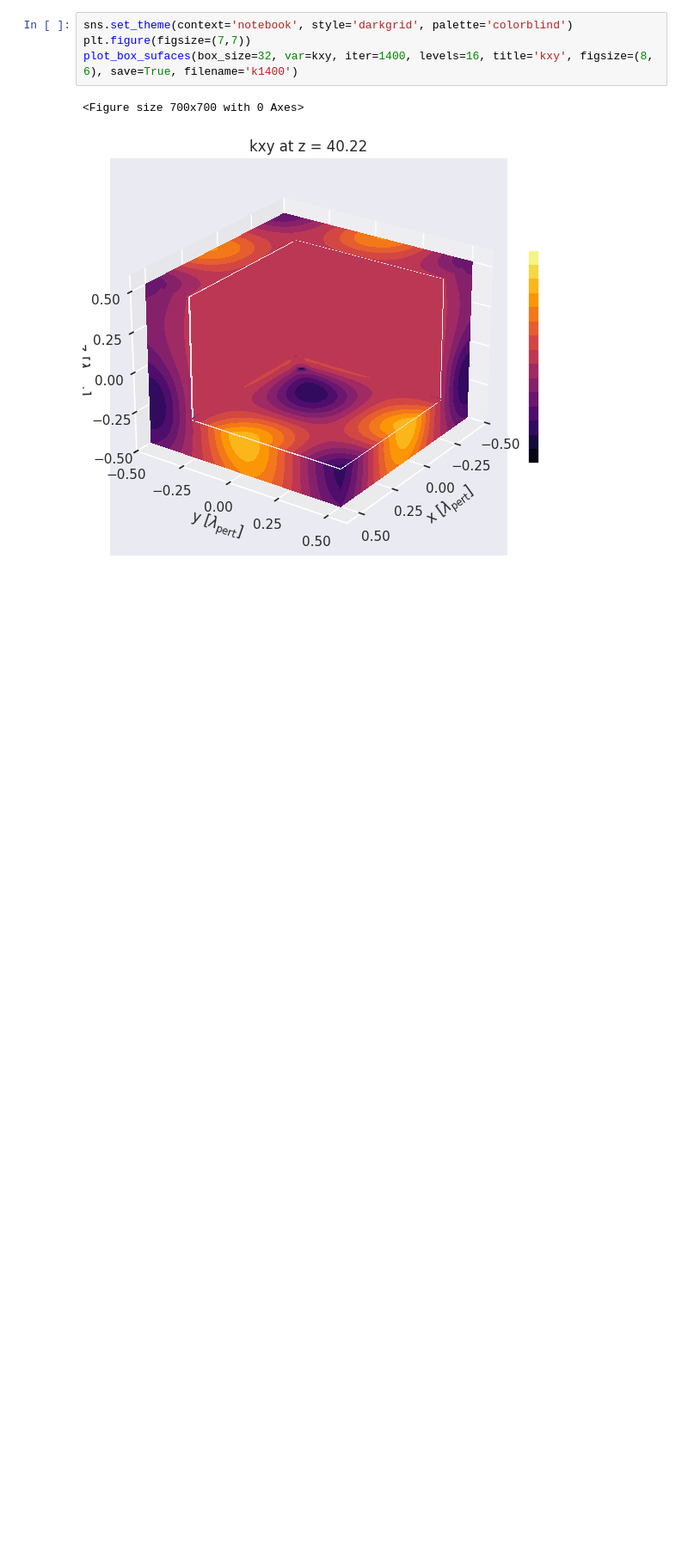
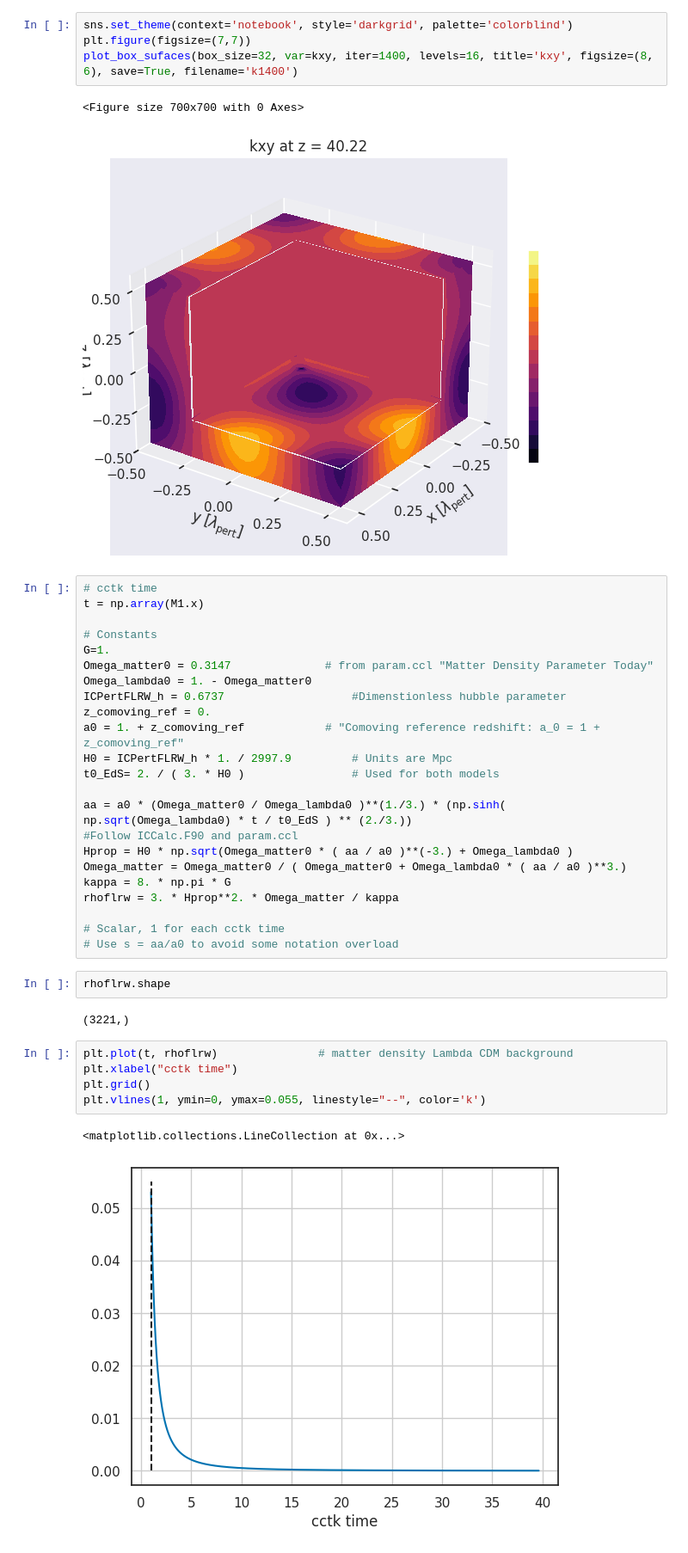
Before and after one commit to Lopez-504/kuibitPost-processing, a Jupyter notebook: kuibit_Postprocessing.ipynb, the cells around one changed output. Shown at 86% size. Cells and saved outputs as stored; diff of their text form; blank space fills up the shorter version.

Commit message:
Update notebook and add source codes from ICPertFLRW

```diff
--- a/kuibit_Postprocessing.ipynb
+++ b/kuibit_Postprocessing.ipynb
@@ -371,3 +404,37 @@ plot_box_sufaces(box_size=32, var=kxy, iter=1400, levels=16, title='kxy', figsiz
 # %% [output]
 <Figure size 700x700 with 0 Axes>
 [figure]
+# %%
+# cctk time
+t = np.array(M1.x)
+
+# Constants
+G=1.
+Omega_matter0 = 0.3147              # from param.ccl "Matter Density Parameter Today"
+Omega_lambda0 = 1. - Omega_matter0
+ICPertFLRW_h = 0.6737                   #Dimenstionless hubble parameter
+z_comoving_ref = 0.
+a0 = 1. + z_comoving_ref            # "Comoving reference redshift: a_0 = 1 + z_comoving_ref"
+H0 = ICPertFLRW_h * 1. / 2997.9         # Units are Mpc
+t0_EdS= 2. / ( 3. * H0 )                # Used for both models
+
+aa = a0 * (Omega_matter0 / Omega_lambda0 )**(1./3.) * (np.sinh( np.sqrt(Omega_lambda0) * t / t0_EdS ) ** (2./3.))                               #Follow ICCalc.F90 and param.ccl
+Hprop = H0 * np.sqrt(Omega_matter0 * ( aa / a0 )**(-3.) + Omega_lambda0 )
+Omega_matter = Omega_matter0 / ( Omega_matter0 + Omega_lambda0 * ( aa / a0 )**3.)
+kappa = 8. * np.pi * G
+rhoflrw = 3. * Hprop**2. * Omega_matter / kappa
+
+# Scalar, 1 for each cctk time
+# Use s = aa/a0 to avoid some notation overload
+# %%
+rhoflrw.shape
+# %% [output]
+(3221,)
+# %%
+plt.plot(t, rhoflrw)               # matter density Lambda CDM background
+plt.xlabel("cctk time")
+plt.grid()
+plt.vlines(1, ymin=0, ymax=0.055, linestyle="--", color='k')
+# %% [output]
+<matplotlib.collections.LineCollection at 0x...>
+[figure, added]
```
Also changed, not shown: parts of 15 cells of this notebook, 2 other files.
